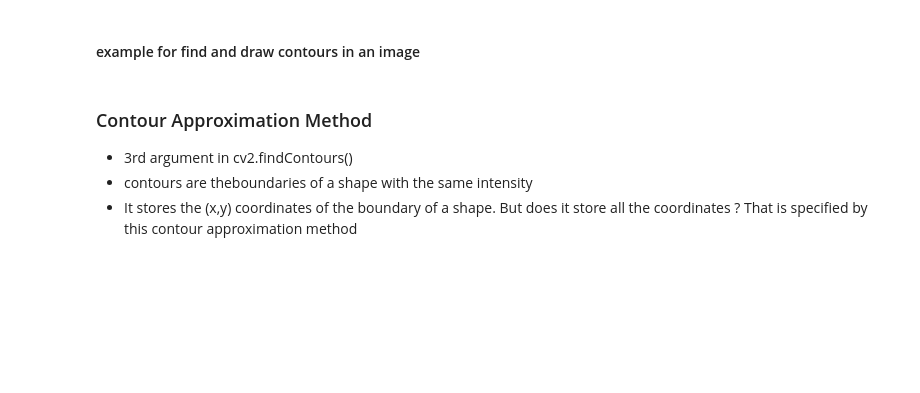
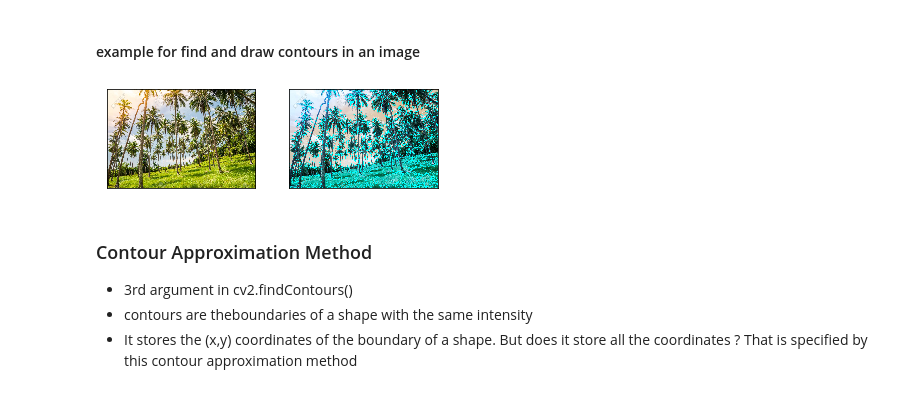
Before and after one commit to rojamogili/Python, a Jupyter notebook: OpenCV_basics/Contours_in_OpenCV.ipynb, the cells around one changed output. Drawn from its saved outputs; the diff is of its cells as text; code cells hidden in the pictures; blank space fills up the shorter version.

```diff
--- a/OpenCV_basics/Contours_in_OpenCV.ipynb
+++ b/OpenCV_basics/Contours_in_OpenCV.ipynb
@@ -51,16 +70,29 @@ cv2.destroyAllWindows()
 #### example for find and draw contours in an image
 # %%
 img=cv2.imread("standard_test_images\\standard_test_images\\green.jpg")
-cv2.imshow('image',img)
+cv2.imshow('img',img)
+
 gray=cv2.cvtColor(img,cv2.COLOR_BGR2GRAY)
+img=cv2.cvtColor(img,cv2.COLOR_BGR2RGB)
+plt.subplot(221)
+plt.imshow(img),plt.xticks([]),plt.yticks([])
+
 ret,thresh=cv2.threshold(gray,127,255,0)
 im,contours,hi=cv2.findContours(thresh,cv2.RETR_TREE,cv2.CHAIN_APPROX_SIMPLE)
 c=contours[4]
 cv2.drawContours(img,contours,-1,(255,255,0),1)
 
-cv2.imshow('contours_img',img)
+img=cv2.cvtColor(img,cv2.COLOR_BGR2RGB)
+plt.subplot(222)
+plt.imshow(img),plt.xticks([]),plt.yticks([])
+plt.show()
+
+
+
 cv2.waitKey(0)
 cv2.destroyAllWindows()
+# %% [output]
+[figure, added]
 # %% [markdown]
 ### Contour Approximation Method
 - 3rd argument in cv2.findContours()
```
Also changed, not shown: parts of 94 cells of this notebook, 6 other files.
